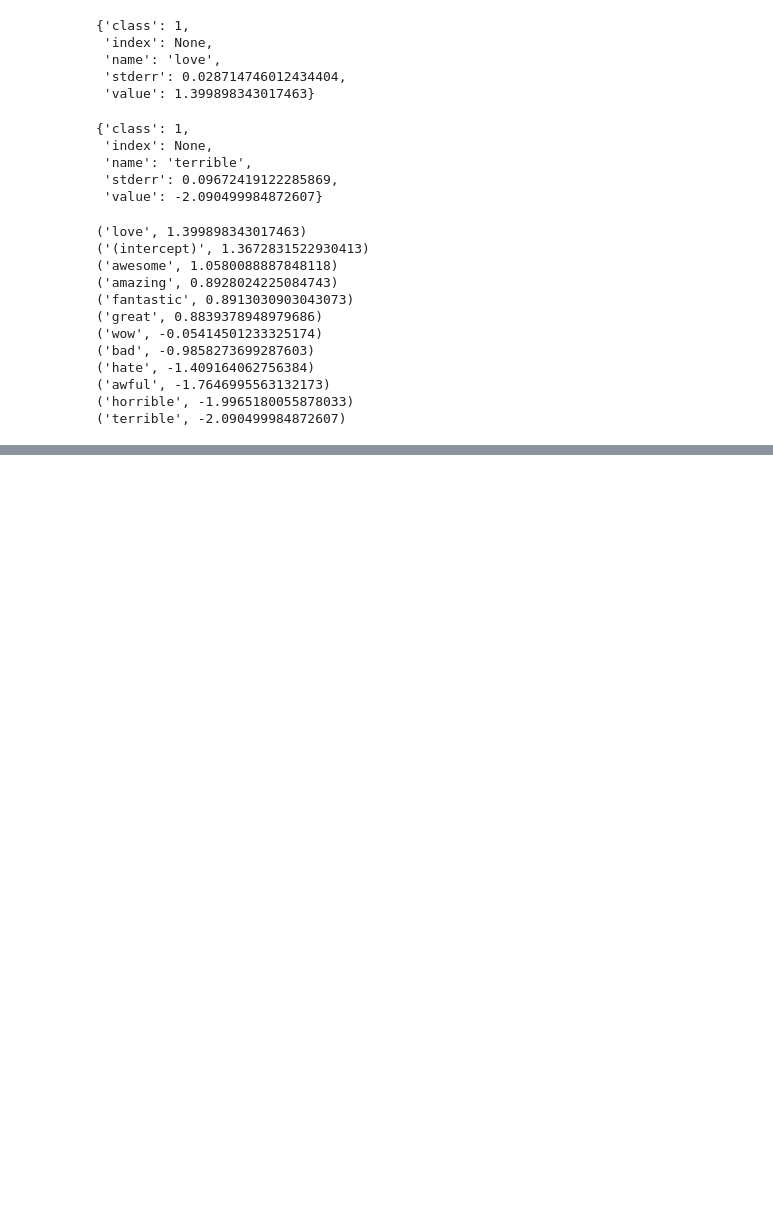
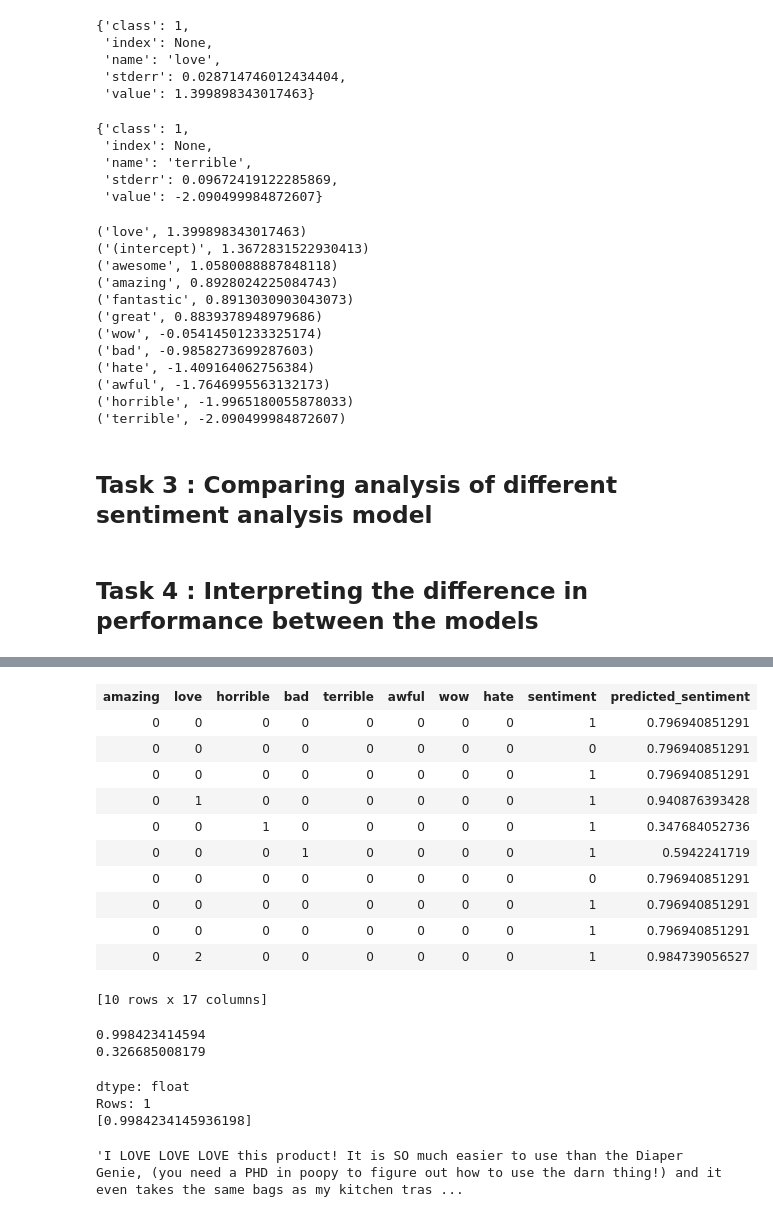
Before and after one commit to igagansingh/MachineLearningFoundation, a Jupyter notebook: week_3/assignment_week_3.ipynb, the cells around one changed output, grey strips where cells are left out. Drawn from its saved outputs; the diff is of its cells as text; code cells hidden in the pictures; blank space fills up the shorter version.

Commit message:
task 3 and task 4 completed. Assignment of week 3 completed.

```diff
--- a/week_3/assignment_week_3.ipynb
+++ b/week_3/assignment_week_3.ipynb
@@ -216,3 +216,5 @@ for i in weights:
 ('awful', -1.7646995563132173)
 ('horrible', -1.9965180055878033)
 ('terrible', -2.090499984872607)
+# %% [markdown]
+## Task 3 : Comparing analysis of different sentiment analysis model
@@ -218,0 +224,10 @@ for i in weights:
+# %% [markdown]
+## Task 4 : Interpreting the difference in performance between the models
+# %%
+diaper_champ_reviews = products[products['name'] == 'Baby Trend Diaper Champ']
+diaper_champ_reviews['rating'].show(view = 'Categorical')
+# %%
+diaper_champ_reviews['predicted_sentiment'] = selected_words_model.predict(diaper_champ_reviews, output_type = 'probability')
+# %%
+diaper_champ_reviews.head()
+# %% [output]
@@ -218,0 +245,12 @@ for i in weights:
+| amazing | love | horrible | bad | terrible | awful | wow | hate | sentiment | predicted_sentiment |
+| 0 | 0 | 0 | 0 | 0 | 0 | 0 | 0 | 1 | 0.796940851291 |
+| 0 | 0 | 0 | 0 | 0 | 0 | 0 | 0 | 0 | 0.796940851291 |
+| 0 | 0 | 0 | 0 | 0 | 0 | 0 | 0 | 1 | 0.796940851291 |
+| 0 | 1 | 0 | 0 | 0 | 0 | 0 | 0 | 1 | 0.940876393428 |
+| 0 | 0 | 1 | 0 | 0 | 0 | 0 | 0 | 1 | 0.347684052736 |
+| 0 | 0 | 0 | 1 | 0 | 0 | 0 | 0 | 1 | 0.5942241719 |
+| 0 | 0 | 0 | 0 | 0 | 0 | 0 | 0 | 0 | 0.796940851291 |
+| 0 | 0 | 0 | 0 | 0 | 0 | 0 | 0 | 1 | 0.796940851291 |
+| 0 | 0 | 0 | 0 | 0 | 0 | 0 | 0 | 1 | 0.796940851291 |
+| 0 | 2 | 0 | 0 | 0 | 0 | 0 | 0 | 1 | 0.984739056527 |
+[10 rows x 17 columns]
@@ -218,0 +259,16 @@ for i in weights:
+# %%
+print diaper_champ_reviews[0]['predicted_sentiment']
+print diaper_champ_reviews[-1]['predicted_sentiment']
+# %% [output]
+0.998423414594
+0.326685008179
+# %%
+selected_words_model.predict(diaper_champ_reviews[0:1], output_type='probability')
+# %% [output]
+dtype: float
+Rows: 1
+[0.9984234145936198]
+# %%
+diaper_champ_reviews[0]['review']
+# %% [output]
+'I LOVE LOVE LOVE this product! It is SO much easier to use than the Diaper Genie, (you need a PHD in poopy to figure out how to use the darn thing!) and it even takes the same bags as my kitchen tras ...
```
Also changed, not shown: parts of 4 cells of this notebook, 1 other file.
